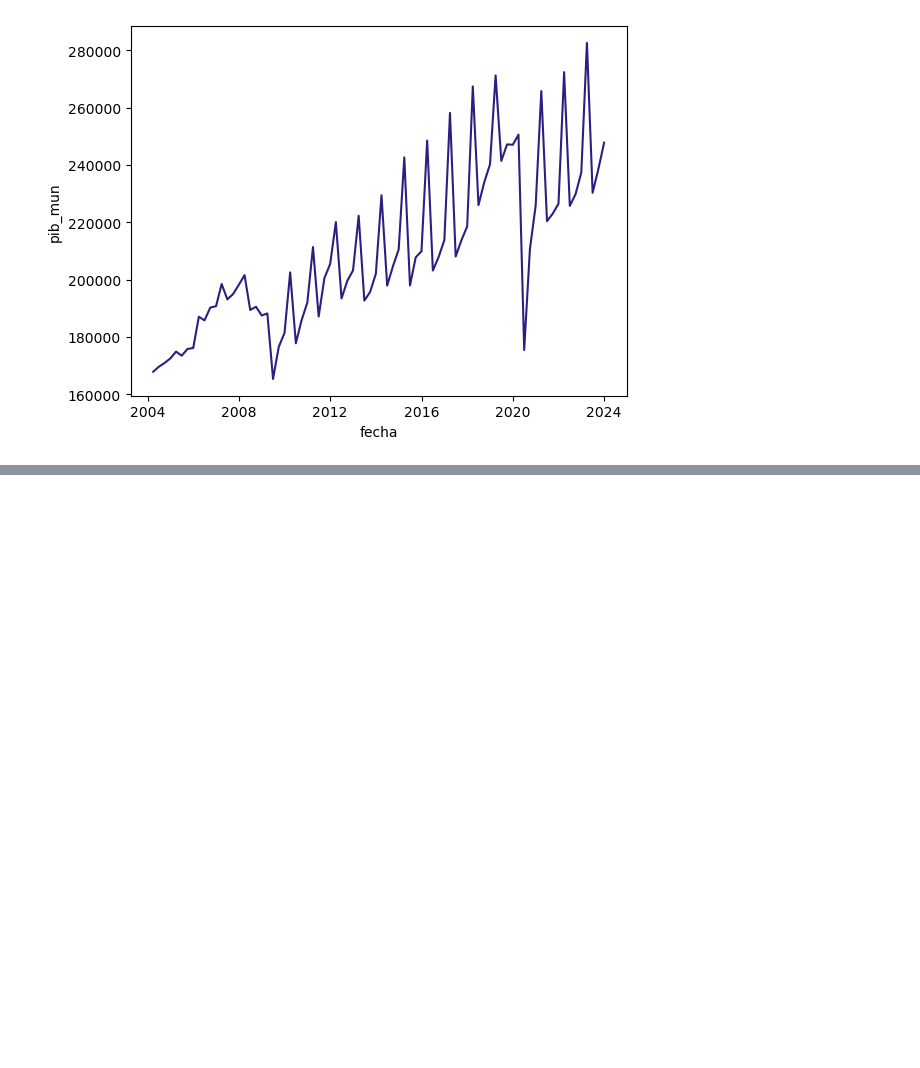
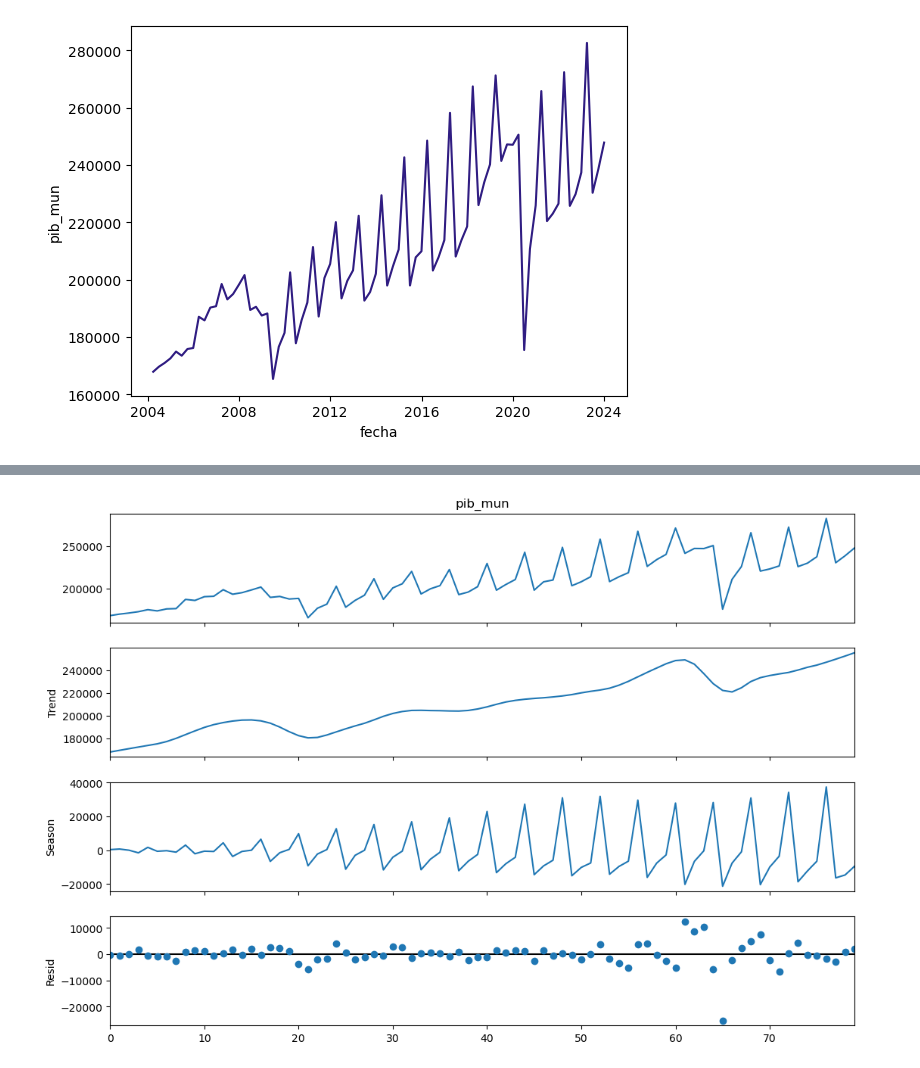
Before and after one commit to jmlopezfabian/Analisis-Imagenes-Satelitales-VNP46A1-, a Jupyter notebook: notebooks/EDA_Monterrey.ipynb, the cells around one changed output, grey strips where cells are left out. Cells and saved outputs as stored; diff of their text form; code cells hidden in the pictures; blank space fills up the shorter version.

Commit message:
Trend PIBM MTY

```diff
--- a/notebooks/EDA_Monterrey.ipynb
+++ b/notebooks/EDA_Monterrey.ipynb
@@ -169,20 +186,17 @@ sns.lineplot(data=pib_myt, x="fecha", y="pib_mun", color="#301D82")
 # %%
-mont_trend = {
-    "fecha": mont["Fecha"],
-    "municipio": mont["Municipio"],
-    "total_pixeles": mont["Cantidad_de_pixeles"],
+pib_trend = {
+    "fecha": pib_myt["fecha"],
+    "municipio": pib_myt["municipio"],
+    "pib_mun": pib_myt["pib_mun"],
 }
 
-for i, medida in enumerate(medidas):
-
-    stl = STL(mont[medida], period=28)
-    res = stl.fit()
-    # Extraer componente de trend
-    trend = res.trend
-    mont_trend[medida] = trend
-
-    fig = res.plot()
-    fig.set_size_inches(12, 8)
-    plt.show()
-
-mont_trend = pd.DataFrame(mont_trend)
+stl = STL(pib_myt["pib_mun"], period=4)
+res = stl.fit()
+trend = res.trend
+pib_trend["pib_mun"] = trend
+fig = res.plot()
+fig.set_size_inches(12, 8)
+plt.title("Trend de PIB municipal de Monterrey")
+plt.show()
+# %% [output]
+[figure, added]
```
Also changed, not shown: parts of 2 cells of this notebook.
